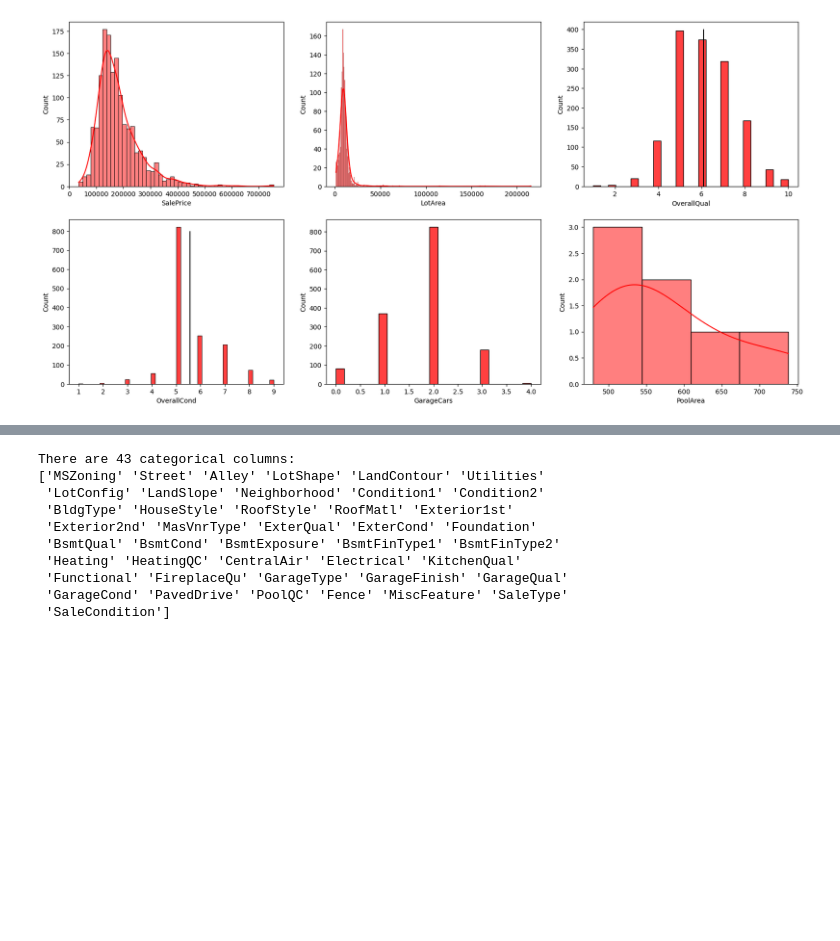
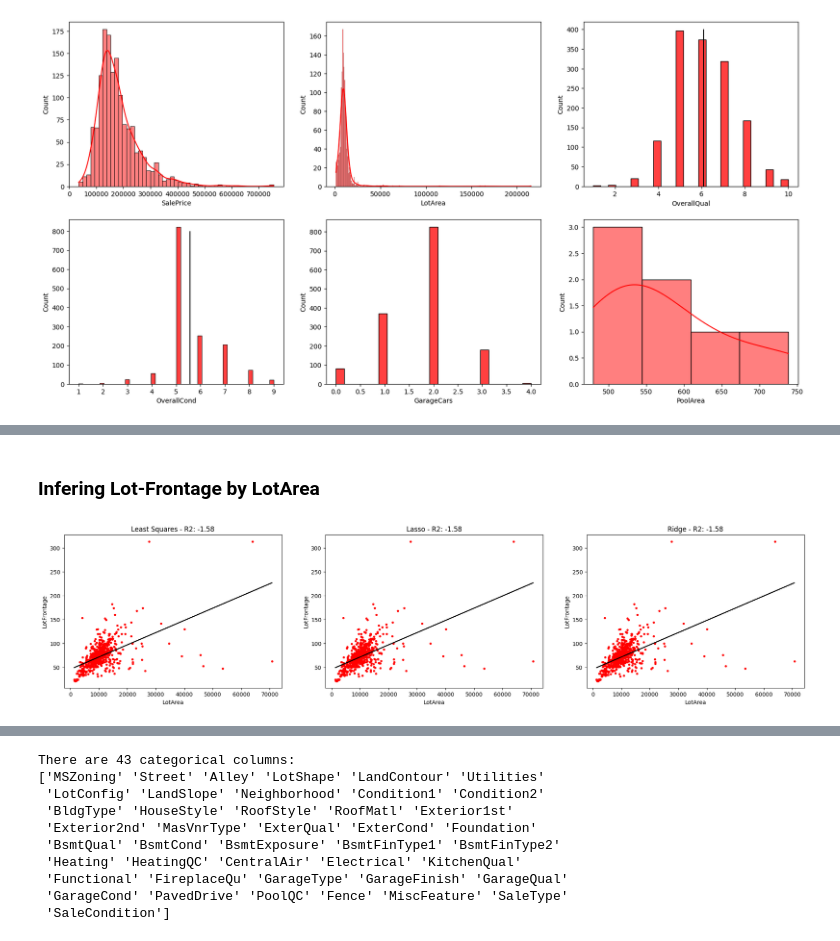
Before and after one commit to GabrielBifano/KaggleSubmissions, a Jupyter notebook: HousePricesIowa/eda.ipynb, the cells around one changed output, grey strips where cells are left out. Cells and saved outputs as stored; diff of their text form; code cells hidden in the pictures; blank space fills up the shorter version.

```diff
--- a/HousePricesIowa/eda.ipynb
+++ b/HousePricesIowa/eda.ipynb
@@ -137,0 +182,35 @@ ax[1][0].vlines(raw_train['OverallCond'].mean(), ymin=0, ymax=800, color="k", cl
+# %% [markdown]
+### Infering Lot-Frontage by LotArea
+# %%
+# Get the rows where LotFrontage is not null
+lot_frontage_train = raw_numerical_train[raw_numerical_train['LotFrontage'].notna()]
+lot_frontage_test = raw_numerical_train[raw_numerical_train['LotFrontage'].isna()]
+
+# Split the data into train and test sets
+X = lot_frontage_train[['LotArea']]
+y = lot_frontage_train[['LotFrontage']]
+X_train, X_test, y_train, y_test = train_test_split(X, y, test_size=0.2, random_state=42)
+
+# Train the model
+l = LinearRegression()
+l = l.fit(X_train, y_train)
+l1 = Lasso()
+l1 = l1.fit(X_train, y_train)
+l2 = Ridge()
+l2 = l2.fit(X_train, y_train)
+
+# plot relation between LotArea and LotFrontage
+fig, ax = plt.subplots(1, 3, figsize=(24, 5))
+ax[0].plot(X_train, l.predict(X_train), color='k')
+ax[1].plot(X_train, l1.predict(X_train), color='k')
+ax[2].plot(X_train, l2.predict(X_train), color='k')
+
+models = [('Least Squares', l), ('Lasso', l1), ('Ridge', l2)]
+for i in range(3):
+    ax[i].scatter(X_train, y_train, color='red', marker='.')
+    ax[i].set_title(f'{models[i][0]} - R2: {models[i][1].score(X_test, y_test):.2f}')
+    ax[i].set_xlabel('LotArea')
+    ax[i].set_ylabel('LotFrontage')
+plt.show()
+# %% [output]
+[figure, added]
```
Also changed, not shown: parts of 23 cells of this notebook.
